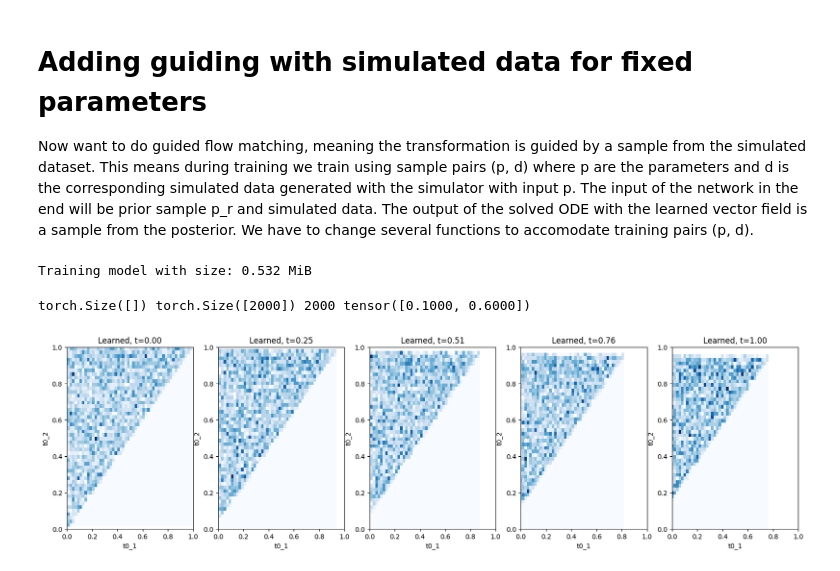
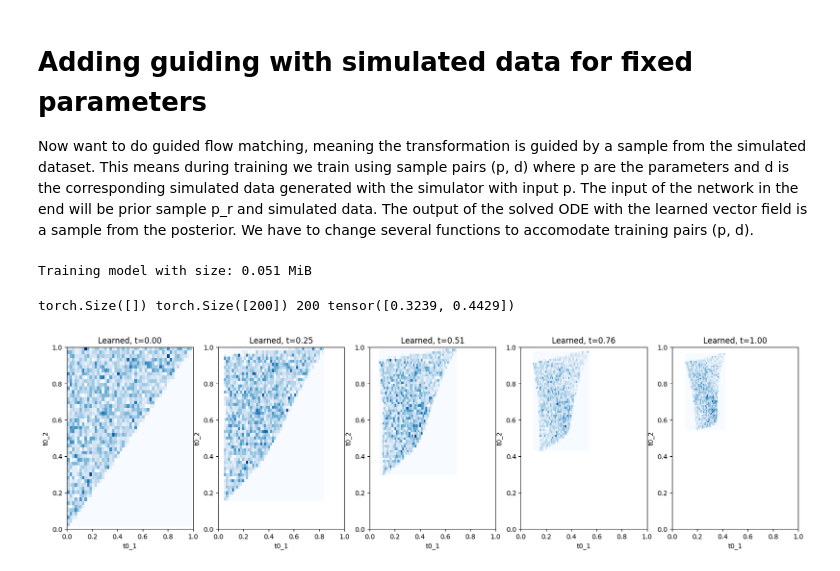
Before and after one commit to Ninavd/FRB-flow, a Jupyter notebook: notebooks/FM_simple_model.ipynb, the cells around one changed output. Cells and saved outputs as stored; diff of their text form; code cells hidden in the pictures.

Commit message:
batch size reduced, FM can infer posteriors of arbitrary simulations

```diff
--- a/notebooks/FM_simple_model.ipynb
+++ b/notebooks/FM_simple_model.ipynb
@@ -340,8 +339,6 @@ class PairedPosterior(Sampleable):
         Returns:
             torch.Tensor: shape (num_samples, 2)
         """
-        # prior_samples = prior.sample((num_samples))
-
 
         N = 2
 
@@ -352,11 +349,13 @@ class PairedPosterior(Sampleable):
         skew = 5
         ybkg = 5.0
 
-        prior_samples = torch.zeros((num_samples, 2))
-        prior_samples[:, 0] = t0
-        prior_samples[:, 1] = t0 + 0.5
+        prior_samples = prior.sample((num_samples))
+        # prior_samples = torch.zeros((num_samples, 2))
+        # prior_samples[:, 0] = t0
+        # prior_samples[:, 1] = t0 + 0.5
 
-        simulations = torch.zeros((num_samples, len(time))).to(device)
+        simulation_time_resolution = 100
+        simulations = torch.zeros((num_samples, simulation_time_resolution)).to(device)
         for idx in range(num_samples):
             prior_sample = prior_samples[idx]
             burstparams = {
@@ -374,8 +373,10 @@ class PairedPosterior(Sampleable):
                 )
             simulator = BurstSimulator(model)
             x_counts = simulator.simulate_burst()
-            x_counts = torch.Tensor(x_counts)
-            simulations[idx, :] = x_counts
+
+            # reduce light curve time resolution (save every 10th point)
+            compressed_x_counts = torch.Tensor(x_counts[::10])
+            simulations[idx, :] = compressed_x_counts
 
         return prior_samples, simulations
 
@@ -424,7 +425,7 @@ class MLPVectorField(torch.nn.Module):
         return self.net(xt)
 
 # dimension is 2 parameters + 1000 datapoints of a simulation
-linear_flow_model = MLPVectorField(dim=2, hiddens=[128, 64, 32, 16], y_dim=1000)
+linear_flow_model = MLPVectorField(dim=2, hiddens=[64, 64, 32, 16], y_dim=100)
 # %%
 from abc import ABC, abstractmethod
 from tqdm import tqdm
@@ -622,10 +623,10 @@ class ConditionalFlowMatchingTrainer(Trainer):
 # %%
 # Construct trainer
 trainer = ConditionalFlowMatchingTrainer(path, linear_flow_model)
-losses = trainer.train(num_epochs=1000, device=device, lr=1e-3, batch_size=2000)
+losses = trainer.train(num_epochs=5000, device=device, lr=1e-3, batch_size=200)
 # %% [output]
-Training model with size: 0.532 MiB
+Training model with size: 0.051 MiB
-torch.Size([]) torch.Size([2000]) 2000 tensor([0.1000, 0.6000])
+torch.Size([]) torch.Size([200]) 200 tensor([0.3239, 0.4429])
 # %%
 ###############################################
 # Graph Marginals of Learned Vector Field #
@@ -654,7 +655,8 @@ ts = torch.linspace(0,1,100).to(device)
 record_every_idxs = record_every(len(ts), len(ts) // (num_marginals - 1))
 
 x0 = path.p_simple.sample(num_samples)
-simulations = torch.zeros((num_samples, 1000)).to(device)
+simulation_time_resolution = 100
+simulations = torch.zeros((num_samples, simulation_time_resolution)).to(device)
 prior = Prior()
 N = 2
 
@@ -669,7 +671,7 @@ for idx in range(num_samples):
     # prior_sample = prior.sample(1)[0]
     # print(list(prior_sample.cpu().numpy()))
     burstparams = {
-        't0'   : [0.1, 0.6], #list(prior_sample.cpu().numpy()),
+        't0'   : [0.3, 0.8], #list(prior_sample.cpu().numpy()),
         'amp'  : [amp, amp],
         'rise' : [rise, rise],
         'skew' : [skew, skew]
@@ -681,33 +683,38 @@ for idx in range(num_samples):
         burstparams=burstparams,
         ybkg=ybkg
         )
     simulator = BurstSimulator(model)
     x_counts = simulator.simulate_burst()
-    x_counts = torch.Tensor(x_counts)
-    simulations[idx, :] = x_counts
+    # reduce light curve time resolution (save every 10th point)
+    compressed_x_counts = torch.Tensor(x_counts[::10])
+    simulations[idx, :] = compressed_x_counts
+
+# use same data for all prior samples
+for row_nr in range(len(simulations)):
+    simulations[row_nr, :] = compressed_x_counts
 
 # TODO: should simulations be same as used in training?
 xts = solver.solve_with_trajectory(x0, ts.view(1,-1,1).expand(num_samples,-1,1), y=simulations)
 xts = xts[:,record_every_idxs,:]
 
 
 plt.figure(figsize=(20, 5))
 
 for idx in range(xts.shape[1]):
     xx = xts[:,idx,:]
     t = ts.cpu()[record_every_idxs[idx]]
 
     plt.subplot(1, num_marginals, idx + 1)
 
     plt.hist2d(x=xx[:, 0], y=xx[:, 1], bins=50, cmap='Blues')
 
     plt.title(f"Learned, t={t:.2f}")
     plt.xlabel(f"t0_1")
     plt.ylabel(f"t0_2")
 
     plt.xlim(0, 1)
     plt.ylim(0, 1)
 
 plt.show()
 # %% [output]
-[figure, old version]
+[figure, new version]
```
Also changed, not shown: parts of 2 cells of this notebook.
